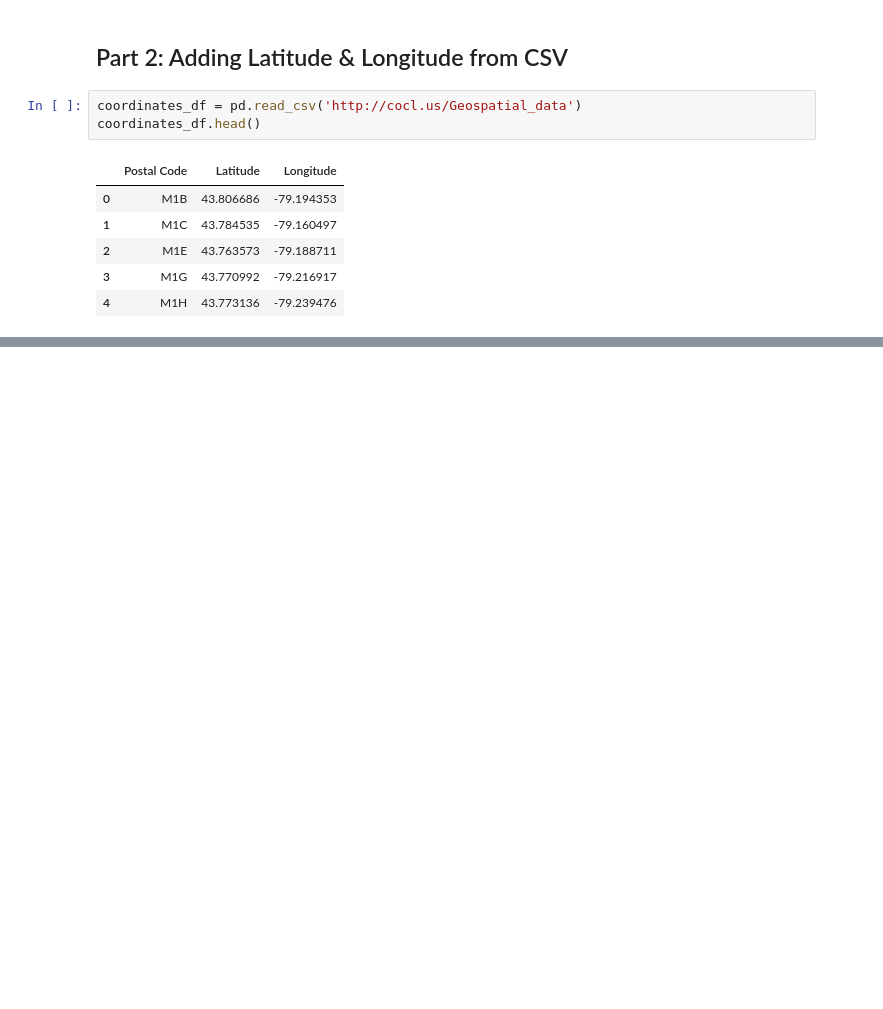
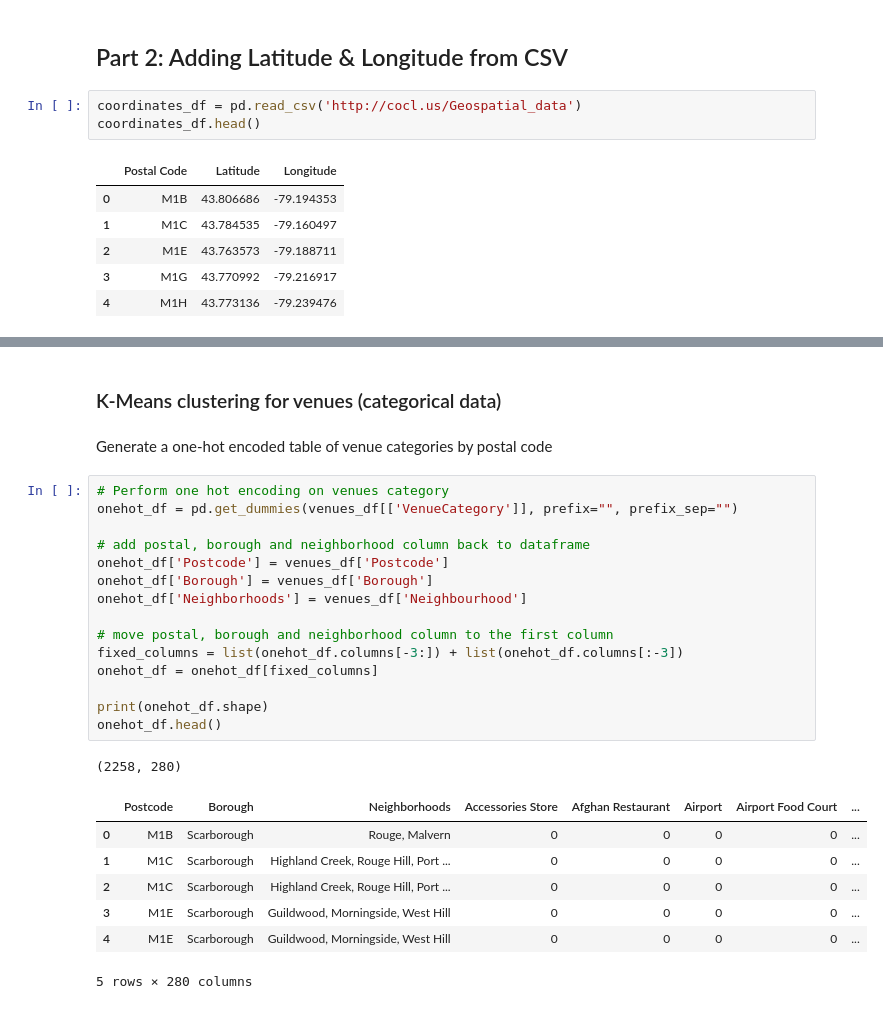
Before and after one commit to jordan-pierre/Coursera_Capstone, a Jupyter notebook: segmenting+clustering-in-toronto.ipynb, the cells around one changed output, grey strips where cells are left out. Cells and saved outputs as stored; diff of their text form; blank space fills up the shorter version.

```diff
--- a/segmenting+clustering-in-toronto.ipynb
+++ b/segmenting+clustering-in-toronto.ipynb
@@ -126,0 +227,28 @@ cleansed_coord_df.head()
+# %% [markdown]
+### K-Means clustering for venues (categorical data)
+# %% [markdown]
+Generate a one-hot encoded table of venue categories by postal code
+# %%
+# Perform one hot encoding on venues category
+onehot_df = pd.get_dummies(venues_df[['VenueCategory']], prefix="", prefix_sep="")
+
+# add postal, borough and neighborhood column back to dataframe
+onehot_df['Postcode'] = venues_df['Postcode']
+onehot_df['Borough'] = venues_df['Borough']
+onehot_df['Neighborhoods'] = venues_df['Neighbourhood']
+
+# move postal, borough and neighborhood column to the first column
+fixed_columns = list(onehot_df.columns[-3:]) + list(onehot_df.columns[:-3])
+onehot_df = onehot_df[fixed_columns]
+
+print(onehot_df.shape)
+onehot_df.head()
+# %% [output]
+(2258, 280)
+|  | Postcode | Borough | Neighborhoods | Accessories Store | Afghan Restaurant | Airport | Airport Food Court | ... |
+| 0 | M1B | Scarborough | Rouge, Malvern | 0 | 0 | 0 | 0 | ... |
+| 1 | M1C | Scarborough | Highland Creek, Rouge Hill, Port ... | 0 | 0 | 0 | 0 | ... |
+| 2 | M1C | Scarborough | Highland Creek, Rouge Hill, Port ... | 0 | 0 | 0 | 0 | ... |
+| 3 | M1E | Scarborough | Guildwood, Morningside, West Hill | 0 | 0 | 0 | 0 | ... |
+| 4 | M1E | Scarborough | Guildwood, Morningside, West Hill | 0 | 0 | 0 | 0 | ... |
+5 rows × 280 columns
```
Also changed, not shown: parts of 17 cells of this notebook.
